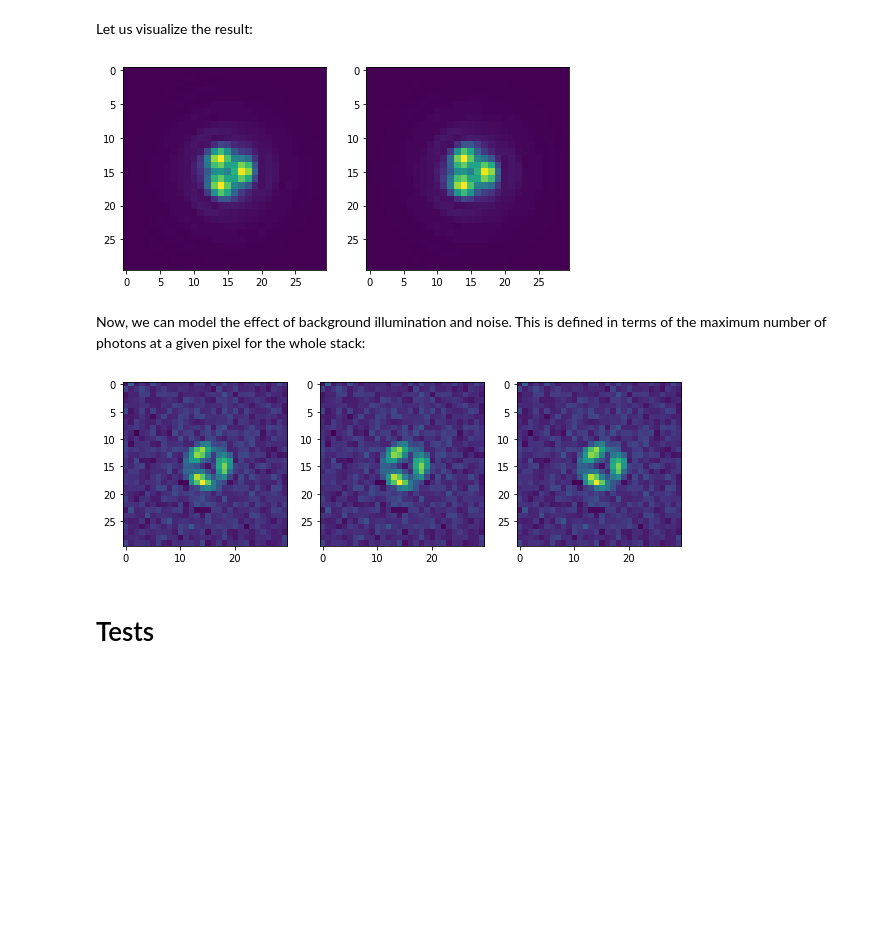
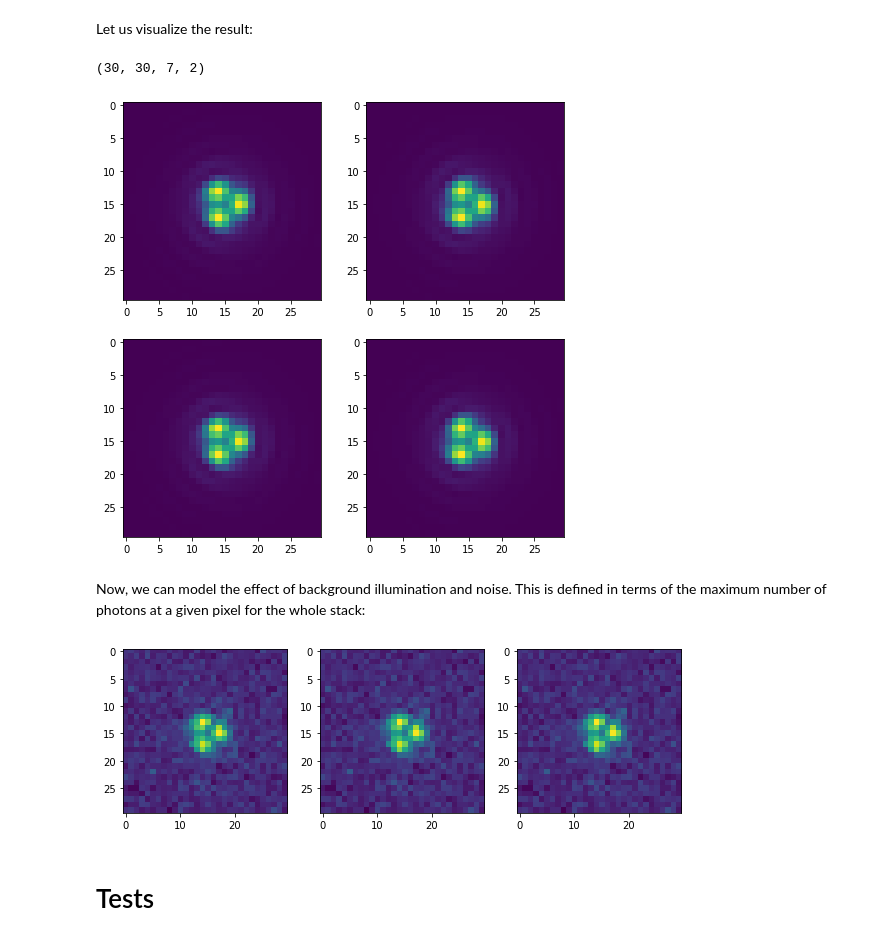
Before and after one commit to rodguti90/pyPSFstack, a Jupyter notebook: example_pyPSFstack.ipynb, the cells around one changed output. Drawn from its saved outputs; the diff is of its cells as text; code cells hidden in the pictures; blank space fills up the shorter version.

```diff
--- a/example_pyPSFstack.ipynb
+++ b/example_pyPSFstack.ipynb
@@ -74,6 +81,15 @@ The polarization splitting can be modelled by a polarization diversity
 qwp = PDiversity_QWP([np.pi/4])
 wollaston = PDiversity_LP([0, np.pi/2])
 pdiv = PDiversity_Compound([qwp, wollaston])
+# %%
+params['blurring'] = {}
+params['blurring']['ni'] = ni
+params['blurring']['nf'] = nf
+params['blurring']['radius'] = distance_coverslip/wavelength
+params['blurring']['diff_del_list'] = np.linspace(-params['blurring']['radius'],
+    params['blurring']['radius'],8)[1:-1]
+# %%
+blurring = ExactBlurring(**params['blurring'],**params['pupil'])
 # %% [markdown]
 ## 3. Computing the PSF stack
 # %% [markdown]
@@ -81,3 +97,6 @@ Finally, we initialize an instance of the class `PSFStack` which allows us to co
 # %%
 psfs = PSFStack(pupil_sequence, zdiversity=zdiv, pdiversity=pdiv)
 psfs.compute_psf_stack(orientation=[0,0,0])
+# %%
+psfs_blurred = PSFStack(pupil_sequence, zdiversity=zdiv, pdiversity=pdiv, blurring=blurring)
+psfs_blurred.compute_psf_stack(orientation=[0,0,0])
@@ -84,13 +108,19 @@ psfs.compute_psf_stack(orientation=[0,0,0])
 # %% [markdown]
 Let us visualize the result:
+# %%
+stack.shape
+# %% [output]
+(30, 30, 7, 2)
 # %%
 zdiv_mid_ind = int((zf-zi)/z_step//2)
-trimmed_stack = trim_stack(psfs.psf_stack, 30)
-fig, ax = plt.subplots(1,2,figsize=(8,4))
+stack = trim_stack(psfs.psf_stack, 30)
+blurred_stack = trim_stack(np.abs(psfs_blurred.psf_stack), 30)
+fig, ax = plt.subplots(2,2,figsize=(8,8))
 for ind in range(2):
-    ax[ind].imshow(trimmed_stack[...,zdiv_mid_ind-1,ind])
+    ax[0,ind].imshow(stack[...,zdiv_mid_ind-1,ind])
+    ax[1,ind].imshow(blurred_stack[...,zdiv_mid_ind-1,ind])
 # %% [output]
-[figure, old version]
+[figure, new version]
 # %% [markdown]
 Now, we can model the effect of background illumination and noise. This is defined in terms of the maximum number of photons at a given pixel for the whole stack:
 # %%
@@ -102,7 +132,7 @@ fig, ax = plt.subplots(1,3,figsize=(10,10))
 for ind in range(3):
     ax[ind].imshow(modelled_stack[...,zdiv_mid_ind-1,pdiv_ind])
 # %% [output]
-[figure, old version]
+[figure, new version]
 # %% [markdown]
 # Tests
 # %%
```
Also changed, not shown: parts of 26 cells of this notebook, 1 other file.
